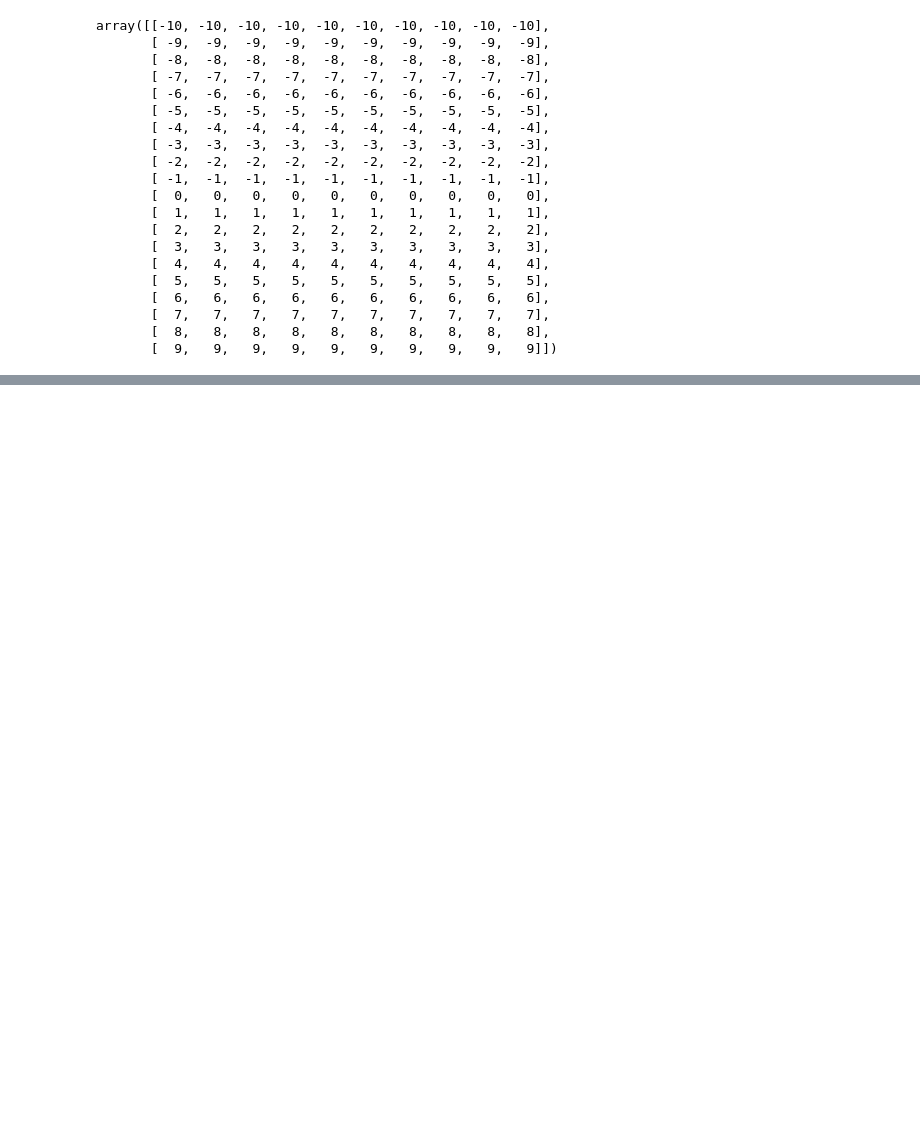
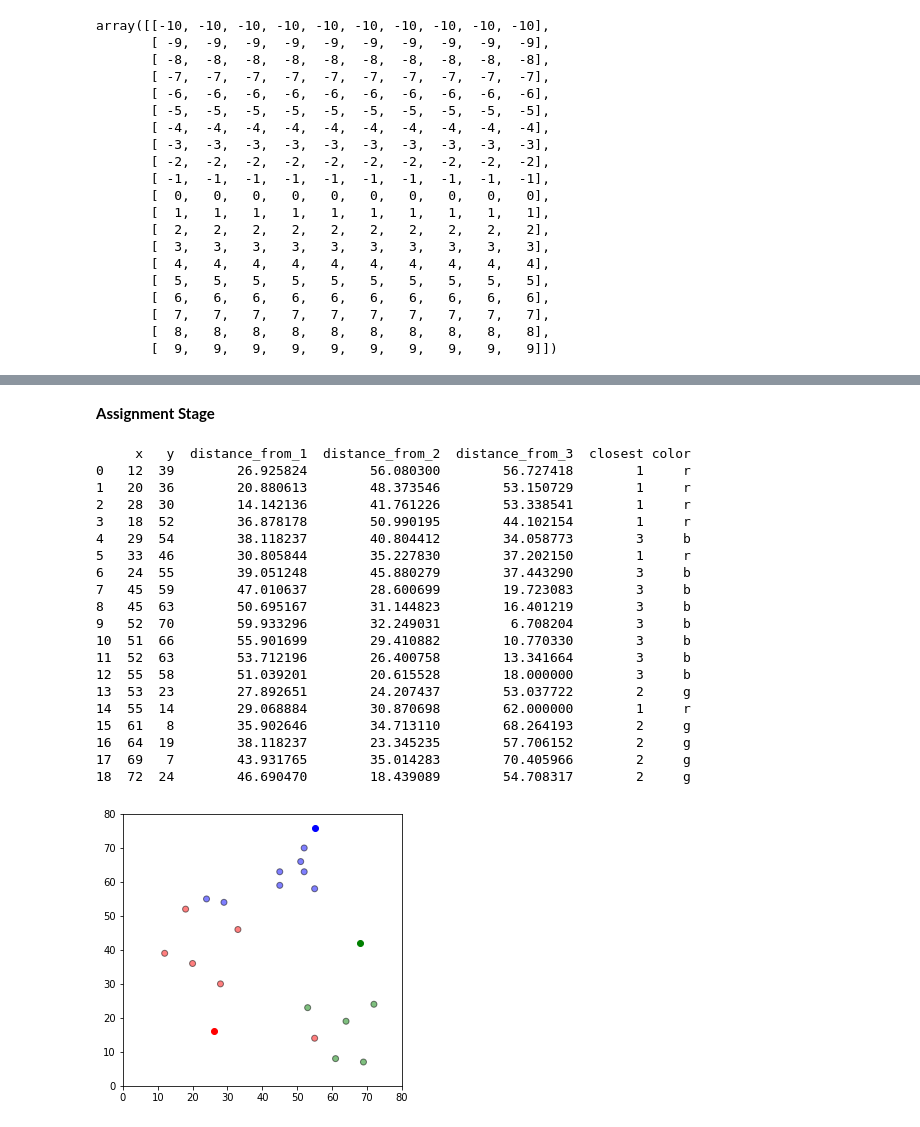
Before and after one commit to Deepak-Marichi/python-101, a Jupyter notebook: Python-for-Data-Science.ipynb, the cells around one changed output, grey strips where cells are left out. Cells and saved outputs as stored; diff of their text form; code cells hidden in the pictures; blank space fills up the shorter version.

```diff
--- a/Python-for-Data-Science.ipynb
+++ b/Python-for-Data-Science.ipynb
@@ -1030,0 +1076,45 @@ array([[-10, -10, -10, -10, -10, -10, -10, -10, -10, -10],
+# %% [markdown]
+**Assignment Stage**
+# %%
+def assignment(df, centroids):
+    for i in centroids.keys():
+        # sqrt((x1 - x2)^2 + (y1 - y2)^2)
+        df['distance_from_{}'.format(i)] = ( np.sqrt((df['x'] - centroids[i][0]) ** 2 + (df['y'] - centroids[i][1]) ** 2))
+
+    centroid_distance_cols = ['distance_from_{}'.format(i) for i in centroids.keys()]
+    df['closest'] = df.loc[:, centroid_distance_cols].idxmin(axis=1)
+    df['closest'] = df['closest'].map(lambda x: int(x.lstrip('distance_from_')))
+    df['color'] = df['closest'].map(lambda x: colmap[x])
+    return df
+df = assignment(df, centroids)
+print(df)
+
+fig = plt.figure(figsize=(5, 5))
+plt.scatter(df['x'], df['y'], color=df['color'], alpha=0.5, edgecolor='k')
+for i in centroids.keys():
+    plt.scatter(*centroids[i], color=colmap[i])
+plt.xlim(0, 80)
+plt.ylim(0, 80)
+plt.show()
+# %% [output]
+     x   y  distance_from_1  distance_from_2  distance_from_3  closest color
+0   12  39        26.925824        56.080300        56.727418        1     r
+1   20  36        20.880613        48.373546        53.150729        1     r
+2   28  30        14.142136        41.761226        53.338541        1     r
+3   18  52        36.878178        50.990195        44.102154        1     r
+4   29  54        38.118237        40.804412        34.058773        3     b
+5   33  46        30.805844        35.227830        37.202150        1     r
+6   24  55        39.051248        45.880279        37.443290        3     b
+7   45  59        47.010637        28.600699        19.723083        3     b
+8   45  63        50.695167        31.144823        16.401219        3     b
+9   52  70        59.933296        32.249031         6.708204        3     b
+10  51  66        55.901699        29.410882        10.770330        3     b
+11  52  63        53.712196        26.400758        13.341664        3     b
+12  55  58        51.039201        20.615528        18.000000        3     b
+13  53  23        27.892651        24.207437        53.037722        2     g
+14  55  14        29.068884        30.870698        62.000000        1     r
+15  61   8        35.902646        34.713110        68.264193        2     g
+16  64  19        38.118237        23.345235        57.706152        2     g
+17  69   7        43.931765        35.014283        70.405966        2     g
+18  72  24        46.690470        18.439089        54.708317        2     g
+[figure, added]
```
Also changed, not shown: parts of 14 cells of this notebook.
